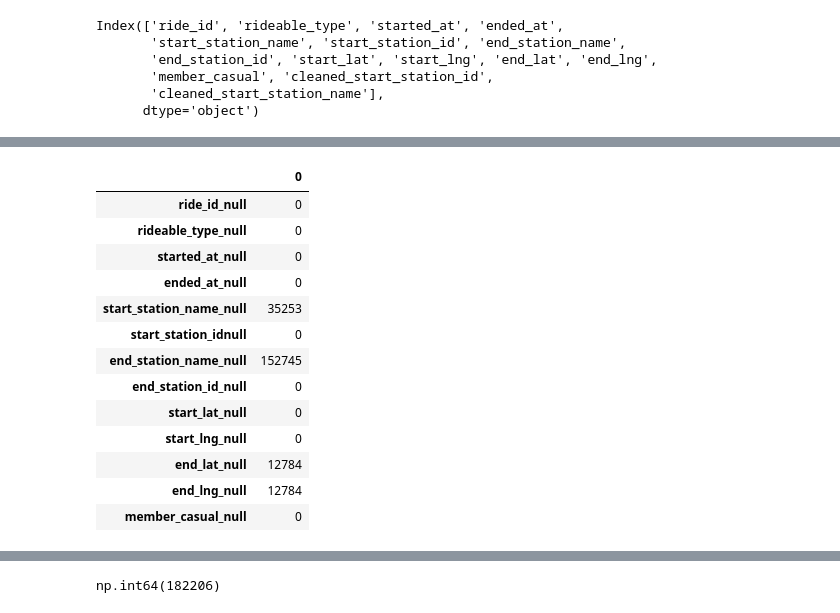
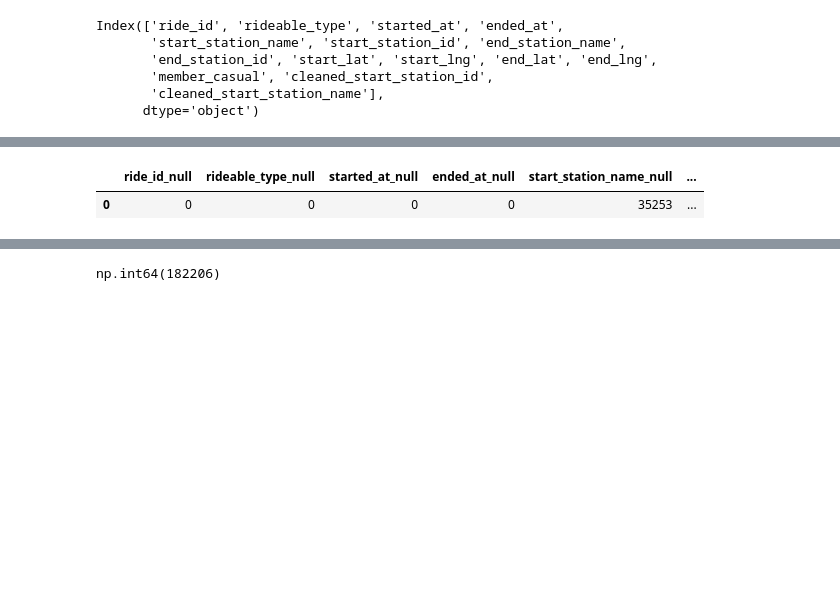
Before and after one commit to olshevskaa/citibike-nyc, a Jupyter notebook: notebooks/citibike.ipynb, the cells around one changed output, grey strips where cells are left out. Saved outputs shown, nothing was run; the diff lists cells and outputs as text; code cells hidden in the pictures; blank space fills up the shorter version.

```diff
--- a/notebooks/citibike.ipynb
+++ b/notebooks/citibike.ipynb
@@ -69,39 +69,27 @@ dtype: object
 # %%
 query = f"""
     SELECT
         COUNT(*) - COUNT(ride_id) as ride_id_null,
         COUNT(*) - COUNT(rideable_type) as rideable_type_null,
         COUNT(*) - COUNT(started_at) as started_at_null,
         COUNT(*) - COUNT(ended_at) as ended_at_null,
         COUNT(*) - COUNT(start_station_name) as start_station_name_null,
         COUNT(*) - COUNT(start_station_id) as start_station_idnull,
         COUNT(*) - COUNT(end_station_name) as end_station_name_null,
         COUNT(*) - COUNT(end_station_id) as end_station_id_null,
         COUNT(*) - COUNT(start_lat) as start_lat_null,
         COUNT(*) - COUNT(start_lng) as start_lng_null,
         COUNT(*) - COUNT(end_lat) as end_lat_null,
         COUNT(*) - COUNT(end_lng) as end_lng_null,
         COUNT(*) - COUNT(member_casual) as member_casual_null
     FROM `{bq_dataset_name}.{bq_table_name}`
 """
 
 df = client.query(query).to_dataframe()
-df.T
+df
 # %% [output]
-|  | 0 |
-| ride_id_null | 0 |
-| rideable_type_null | 0 |
-| started_at_null | 0 |
-| ended_at_null | 0 |
-| start_station_name_null | 35253 |
-| start_station_idnull | 0 |
-| end_station_name_null | 152745 |
-| end_station_id_null | 0 |
-| start_lat_null | 0 |
-| start_lng_null | 0 |
-| end_lat_null | 12784 |
-| end_lng_null | 12784 |
-| member_casual_null | 0 |
+|  | ride_id_null | rideable_type_null | started_at_null | ended_at_null | start_station_name_null | ... |
+| 0 | 0 | 0 | 0 | 0 | 35253 | ... |
 # %%
 query = f"""
     SELECT *
```
Also changed, not shown: parts of 3 cells of this notebook.
